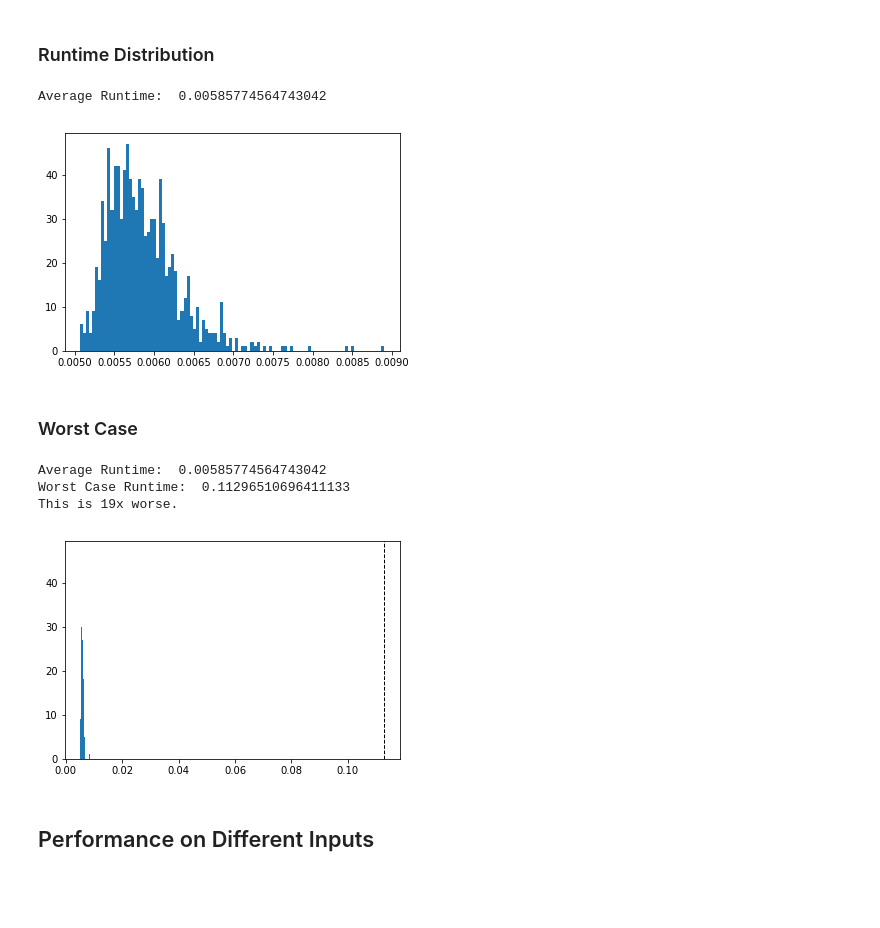
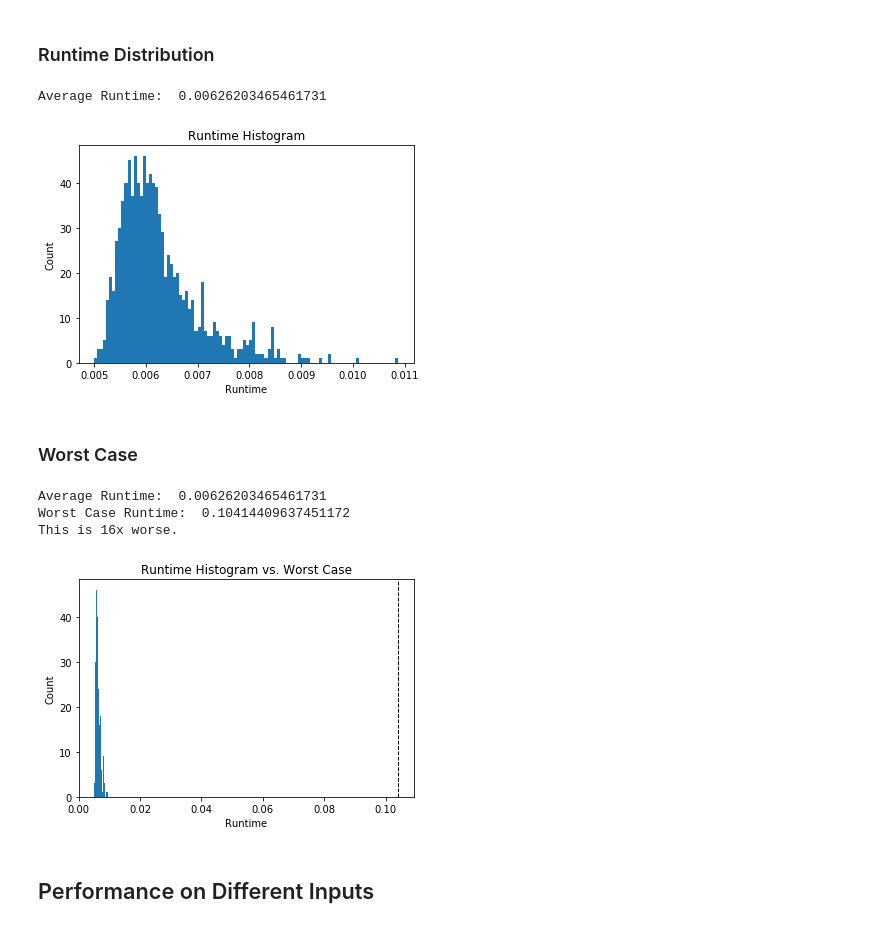
Before and after one commit to eldridgejm/dsc40b-demos-public, a Jupyter notebook: Sorting/Quick Sort.ipynb, the cells around one changed output. Drawn from its saved outputs; the diff is of its cells as text; code cells hidden in the pictures; blank space fills up the shorter version.

```diff
--- a/Sorting/Quick Sort.ipynb
+++ b/Sorting/Quick Sort.ipynb
@@ -96,23 +96,29 @@ worstCase = end - start
 ### Runtime Distribution
 # %%
 ax = plt.hist(results, bins = 100)
+plt.title("Runtime Histogram")
+plt.xlabel("Runtime")
+plt.ylabel("Count")
 print("Average Runtime: ", np.mean(results))
 # %% [output]
-Average Runtime:  0.00585774564743042
+Average Runtime:  0.00626203465461731
-[figure, old version]
+[figure, new version]
 # %% [markdown]
 ### Worst Case
 # %%
 ax = plt.hist(results, bins = 100)
+plt.title("Runtime Histogram vs. Worst Case")
+plt.xlabel("Runtime")
+plt.ylabel("Count")
 plt.axvline(worstCase, color='k', linestyle='dashed', linewidth=1)
 print("Average Runtime: ", np.mean(results))
 print("Worst Case Runtime: ", worstCase)
 print("This is " + str(int(worstCase/np.mean(results))) + "x worse.")
 # %% [output]
-Average Runtime:  0.00585774564743042
-Worst Case Runtime:  0.11296510696411133
-This is 19x worse.
+Average Runtime:  0.00626203465461731
+Worst Case Runtime:  0.10414409637451172
+This is 16x worse.
-[figure, old version]
+[figure, new version]
 # %% [markdown]
 ## Performance on Different Inputs
 # %%
```
Also changed, not shown: parts of 3 cells of this notebook, 1 other file.
